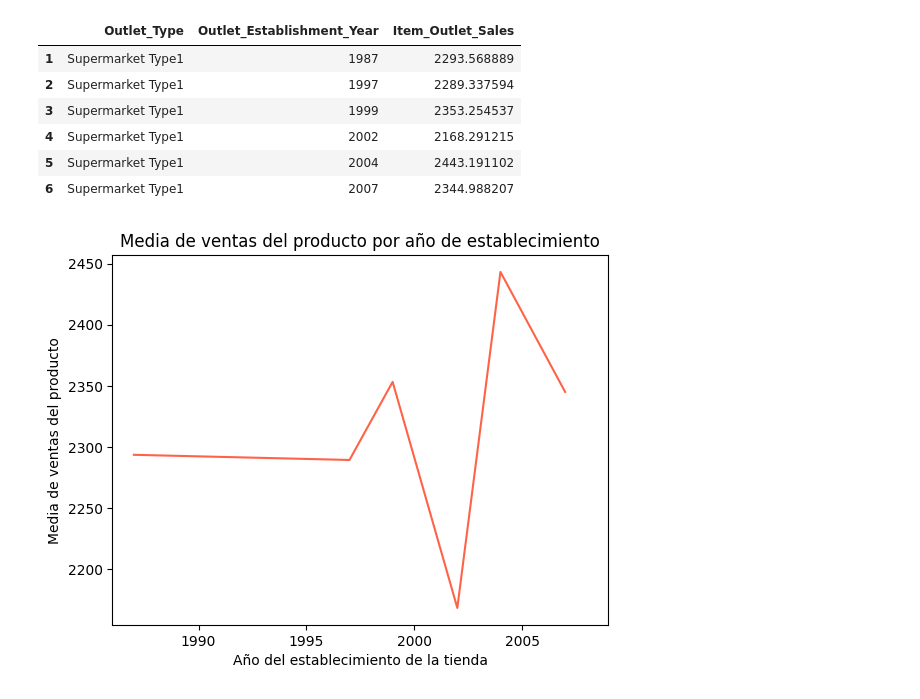
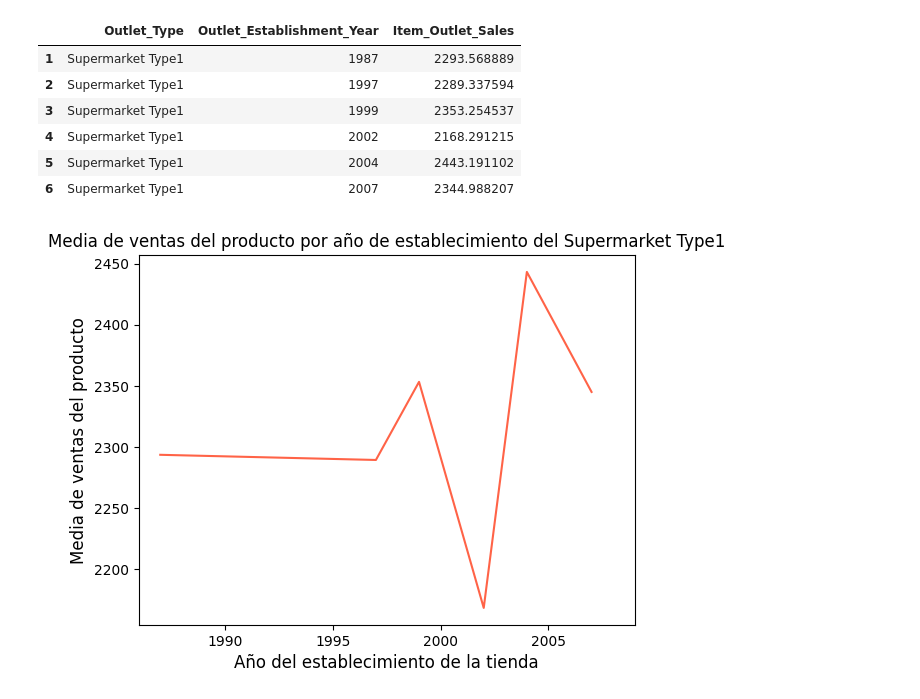
Before and after one commit to SDRChumpitaz/predicciones-ventas-comida, a Jupyter notebook: predicciones_venta_comida.ipynb, the cells around one changed output. Drawn from its saved outputs; the diff is of its cells as text; code cells hidden in the pictures.

```diff
--- a/predicciones_venta_comida.ipynb
+++ b/predicciones_venta_comida.ipynb
@@ -620,13 +620,13 @@ tienda_tipo1
 | 5 | Supermarket Type1 | 2004 | 2443.191102 |
 | 6 | Supermarket Type1 | 2007 | 2344.988207 |
 # %%
-plt.figure(150)
+plt.figure(180)
 plt.plot(tienda_tipo1["Outlet_Establishment_Year"],tienda_tipo1["Item_Outlet_Sales"],color = "tomato")
-plt.xlabel("Año del establecimiento de la tienda")
+plt.xlabel("Año del establecimiento de la tienda",fontsize = 12)
 plt.xlim(left = 1986, right = 2009)
-plt.ylabel("Media de ventas del producto")
-plt.title("Media de ventas del producto por año de establecimiento",fontsize = 12)
+plt.ylabel("Media de ventas del producto",fontsize = 12)
+plt.title("Media de ventas del producto por año de establecimiento del Supermarket Type1")
 plt.xticks(rotation = 0)
 plt.show()
 # %% [output]
-[figure, old version]
+[figure, new version]
```
